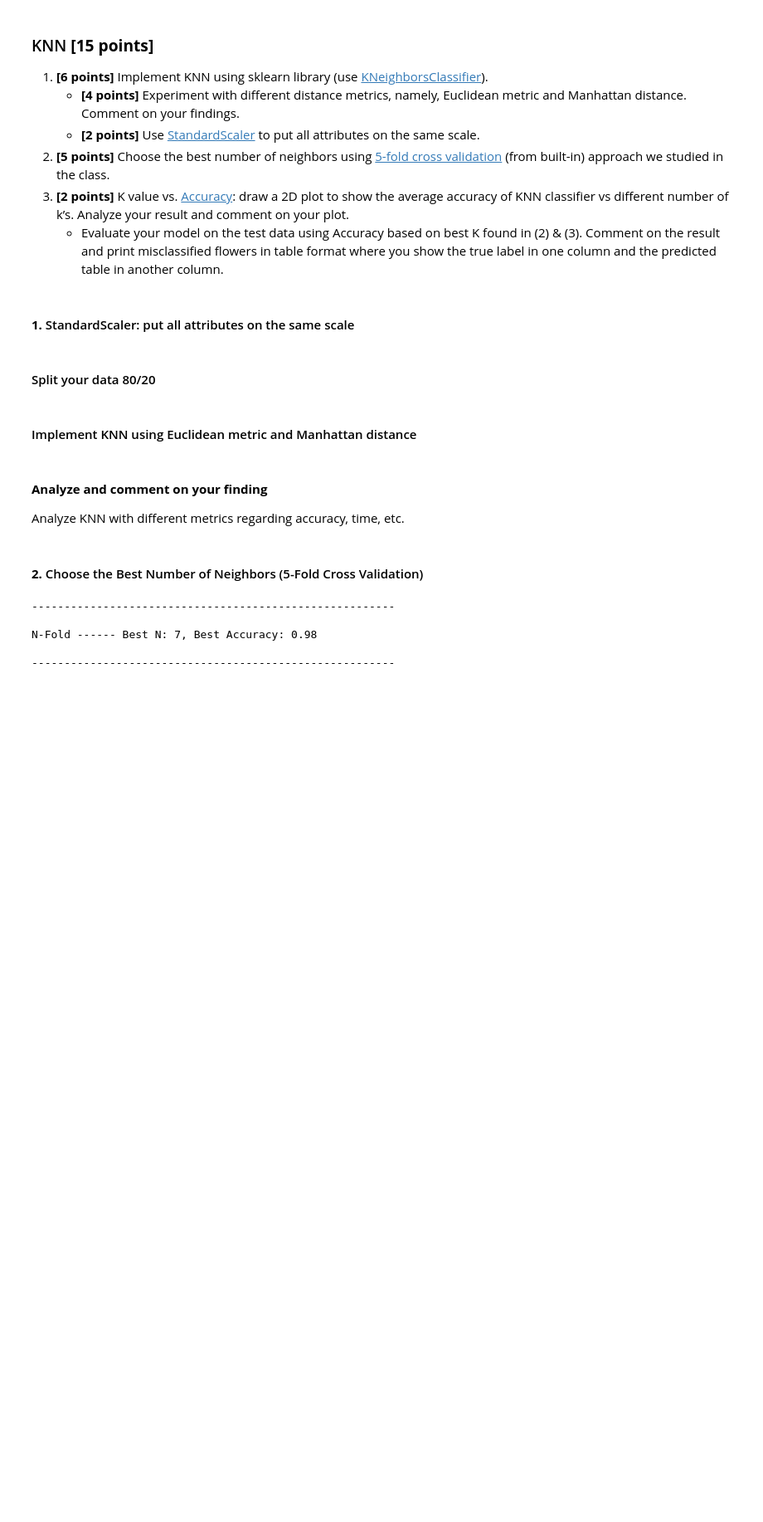
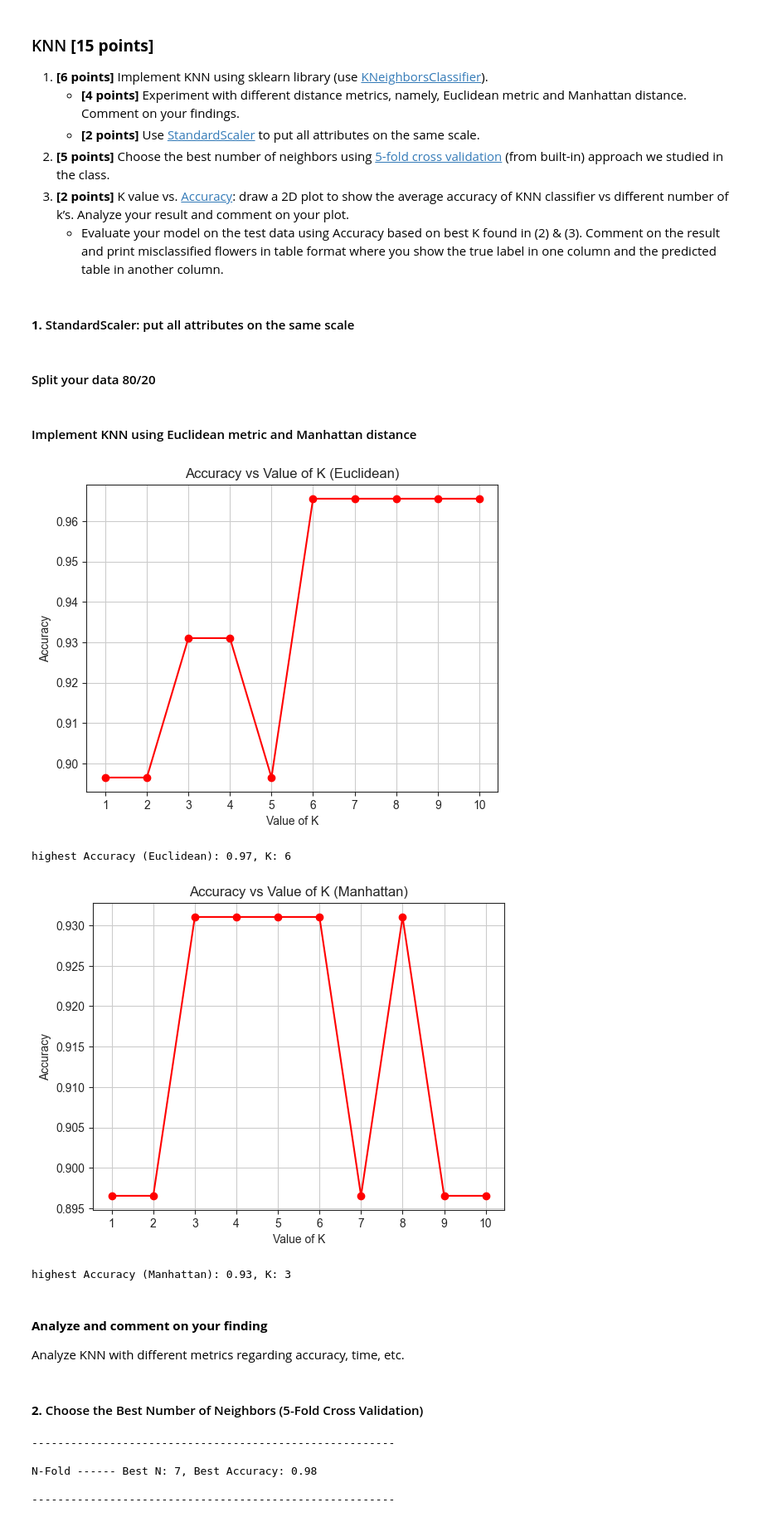
Before and after one commit to timothyjameslim/ML, a Jupyter notebook: Assignment 1/CS372 Assignment1_Answer.ipynb, the cells around one changed output. Shown at 83% size. Saved outputs shown, nothing was run; the diff lists cells and outputs as text; code cells hidden in the pictures; blank space fills up the shorter version.

```diff
--- a/Assignment 1/CS372 Assignment1_Answer.ipynb
+++ b/Assignment 1/CS372 Assignment1_Answer.ipynb
@@ -147,13 +168,67 @@ x_train, x_test, y_train, y_test = train_test_split(x, y, test_size=0.2, train_s
 # %% [markdown]
 #### Implement KNN using Euclidean metric and Manhattan distance
 # %%
-# Euclidean KNN, is this the triangle guy?
+high_acc = 0.0
+nh = 0
+accuracies1 = []
+for n in range(1,11):
+    knn1 = KNeighborsClassifier(n_neighbors=n, weights='uniform', algorithm='auto', metric='euclidean')
+    knn1.fit(x_train, y_train)
+    x_pre = knn1.predict(x_test)
 
-knn1 = KNeighborsClassifier(n_neighbors=6, weights='uniform', algorithm='auto', metric='euclidean')
+    accuracy = accuracy_score(y_test, x_pre)
+    accuracies1.append(accuracy)
+    # print(f"Accuracy: {accuracy:.2f}, n_neighbour: {n}")
+    if accuracy > high_acc:
+        high_acc = accuracy
+        nh = n
 
-# Manhattan's KNN, not a fan of KNN I much more prefer the fish market
+plt.figure()
+plt.plot(range(1,11), accuracies1, marker='o',  linestyle='-', color='r')
+plt.xlabel('Value of K')
+plt.ylabel('Accuracy')
+plt.title('Accuracy vs Value of K (Euclidean)')
+plt.xticks(range(1,11))
+plt.grid(True)
+plt.savefig('AvK(Euclidean).jpg', format='jpg')
+plt.show()
 
-knn2 = KNeighborsClassifier(n_neighbors=3, weights='uniform', algorithm='auto', metric='manhattan')
+print(f"highest Accuracy (Euclidean): {high_acc:.2f}, K: {nh}")
+
+high_acc = 0.0
+nh = 0
+accuracies2 = []
+for n in range(1,11):
+    knn2 = KNeighborsClassifier(n_neighbors=n, weights='uniform', algorithm='auto', metric='manhattan')
+    knn2.fit(x_train, y_train)
+    x_pre = knn2.predict(x_test)
+
+    accuracy = accuracy_score(y_test, x_pre)
+    accuracies2.append(accuracy)
+    if accuracy > high_acc:
+        high_acc = accuracy
+        nh = n
+    # print(f"Accuracy: {accuracy:.2f}, n_neighbour: {n}")
+    if accuracy > high_acc:
+        high_acc = accuracy
+        nh = n
+
+plt.figure()
+plt.plot(range(1,11), accuracies2, marker='o',  linestyle='-', color='r')
+plt.xlabel('Value of K')
+plt.ylabel('Accuracy')
+plt.title('Accuracy vs Value of K (Manhattan)')
+plt.xticks(range(1,11))
+plt.grid(True)
+plt.savefig('AvK(Manhattan).jpg', format='jpg')
+plt.show()
+
+print(f"highest Accuracy (Manhattan): {high_acc:.2f}, K: {nh}")
+# %% [output]
+[figure, added]
+highest Accuracy (Euclidean): 0.97, K: 6
+[figure, added]
+highest Accuracy (Manhattan): 0.93, K: 3
 # %% [markdown]
 #### **Analyze and comment on your finding**
 
```
Also changed, not shown: parts of 4 cells of this notebook, 5 other files.
